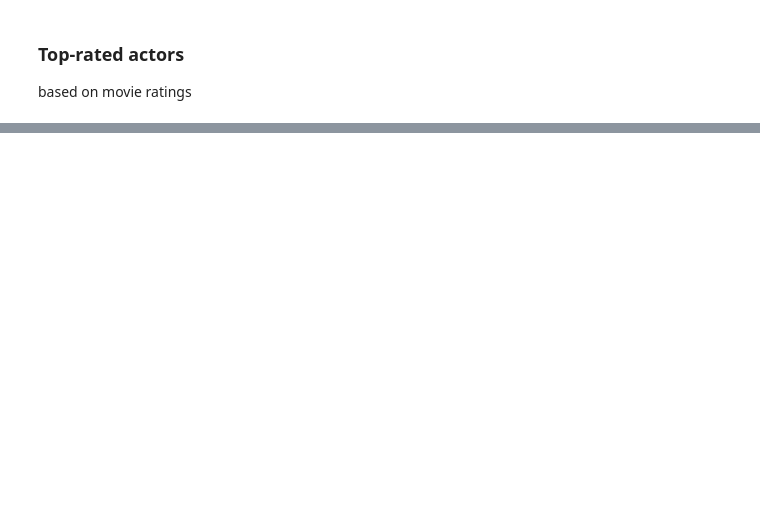
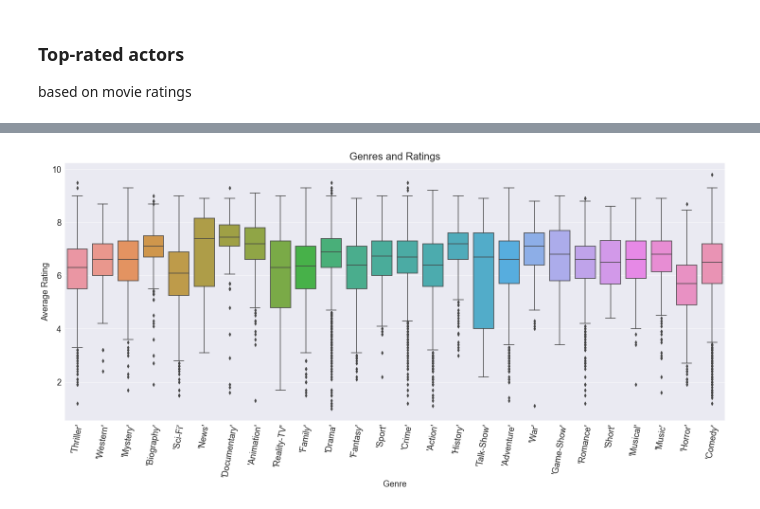
Before and after one commit to Lozzio99/Madness, a Jupyter notebook: MadEda.ipynb, the cells around one changed output, grey strips where cells are left out. Cells and saved outputs as stored; diff of their text form; code cells hidden in the pictures; blank space fills up the shorter version.

```diff
--- a/MadEda.ipynb
+++ b/MadEda.ipynb
@@ -337,0 +341,4 @@ top_actors.sort_values('numVotes' , ascending=False).head(20)
+# %%
+aggregator = {'tconst':'first', 'startYear':'first','averageRating':'mean','numVotes':'first','genres':'first'}
+movie_genres = db.groupby('primaryTitle').agg(aggregator).reset_index()
+movie_genres.head()
@@ -337,0 +403,9 @@ top_actors.sort_values('numVotes' , ascending=False).head(20)
+# %%
+genres = pd.DataFrame(columns = ['genre1', 'genre2', 'genre3','rating'])
+genres[['genre1', 'genre2', 'genre3']] = movie_genres['genres'].str.split(',', expand=True)
+genres['rating'] = movie_genres.averageRating
+
+genres['genre1'] = genres['genre1'].map(lambda x: x.lstrip('[').rstrip(']') if x is not None else x)
+genres['genre2'] = genres['genre2'].map(lambda x: x.lstrip(' ').rstrip(']') if x is not None else x)
+genres['genre3'] = genres['genre3'].map(lambda x: x.lstrip(' ').rstrip(']') if x is not None else x)
+genres.head()
@@ -337,0 +419,21 @@ top_actors.sort_values('numVotes' , ascending=False).head(20)
+# %%
+# Get unique genres
+unique_genres = set(genres['genre1'].unique().tolist() + genres['genre2'].unique().tolist() + genres['genre3'].unique().tolist())
+unique_genres.discard(None)
+
+# Group by genre and extract ratings as arrays
+genre_ratings = []
+for genre in unique_genres:
+    ratings = genres.loc[(genres['genre1'] == genre) | (genres['genre2'] == genre) | (genres['genre3'] == genre), 'rating'].values
+    genre_ratings.append(ratings)
+
+plt.figure(figsize=(25, 10))
+sns.boxplot(data=genre_ratings)
+plt.xlabel('Genre')
+plt.ylabel('Average Rating')
+plt.title('Genres and Ratings')
+plt.gca().set_xticklabels(unique_genres)
+plt.xticks(rotation = 80)
+plt.show()
+# %% [output]
+[figure, added]
```
Also changed, not shown: parts of 16 cells of this notebook, 1 other file.
